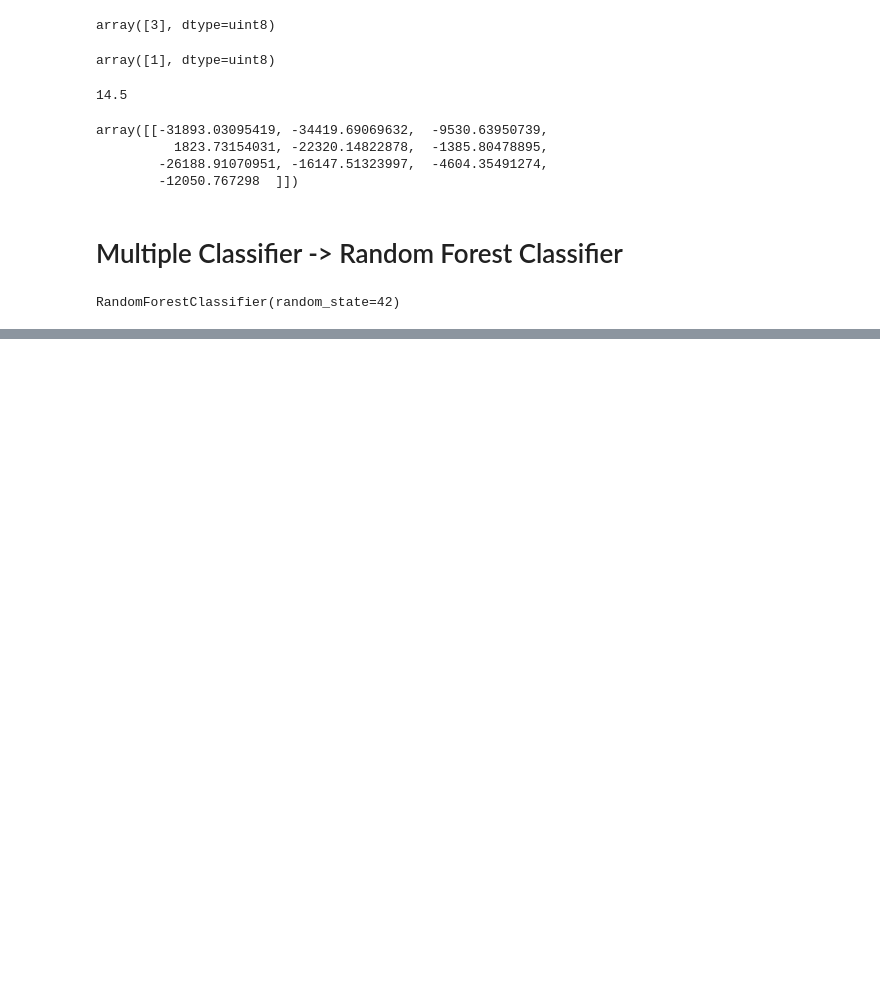
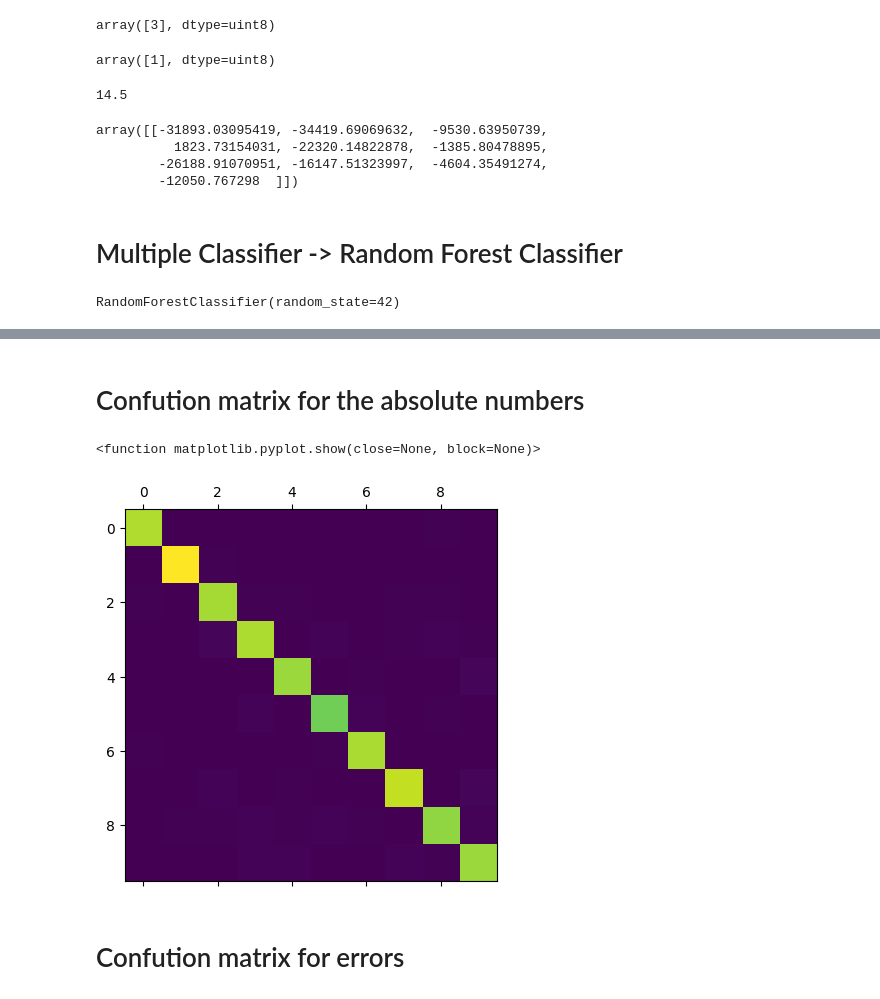
Before and after one commit to sandun7787/California-housing-price-prediction, a Jupyter notebook: NearBay.ipynb, the cells around one changed output, grey strips where cells are left out. Drawn from its saved outputs; the diff is of its cells as text; code cells hidden in the pictures; blank space fills up the shorter version.

```diff
--- a/NearBay.ipynb
+++ b/NearBay.ipynb
@@ -1371,0 +1380,5 @@ RandomForestClassifier(random_state=42)
+# %%
+y_train_pred = cross_val_predict(forest_clf ,  X_train, y_train , cv=3)
+# %%
+conf_mx = confusion_matrix(y_train, y_train_pred)
+conf_mx
@@ -1371,0 +1397,10 @@ RandomForestClassifier(random_state=42)
+# %% [markdown]
+# Confution matrix for the absolute numbers
+# %%
+plt.matshow(conf_mx)
+plt.show
+# %% [output]
+<function matplotlib.pyplot.show(close=None, block=None)>
+[figure, added]
+# %% [markdown]
+# Confution matrix for errors
```
Also changed, not shown: parts of 29 cells of this notebook, 1 other file.
